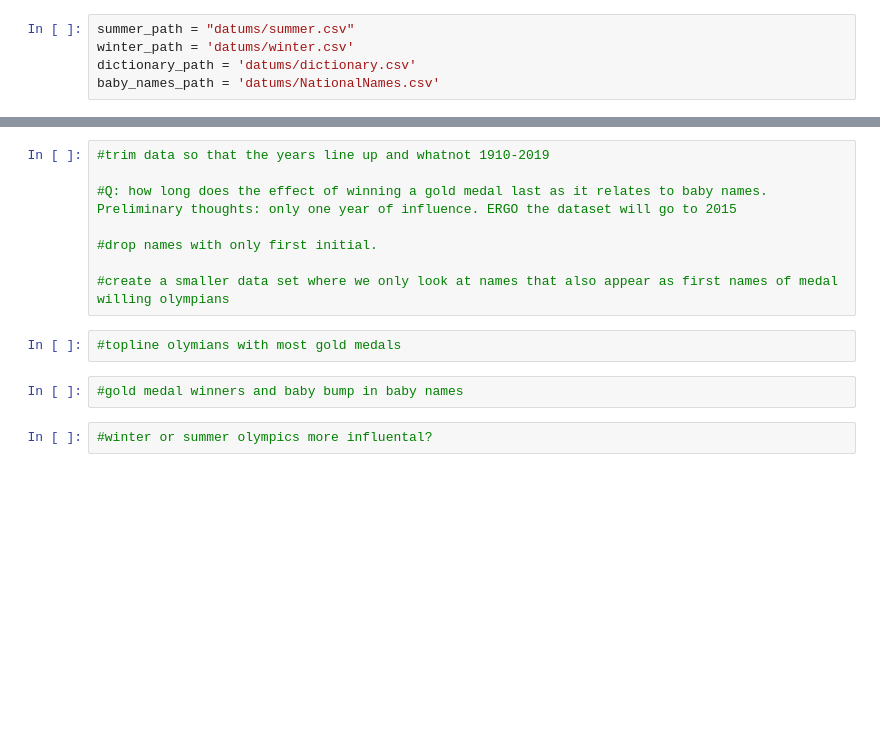
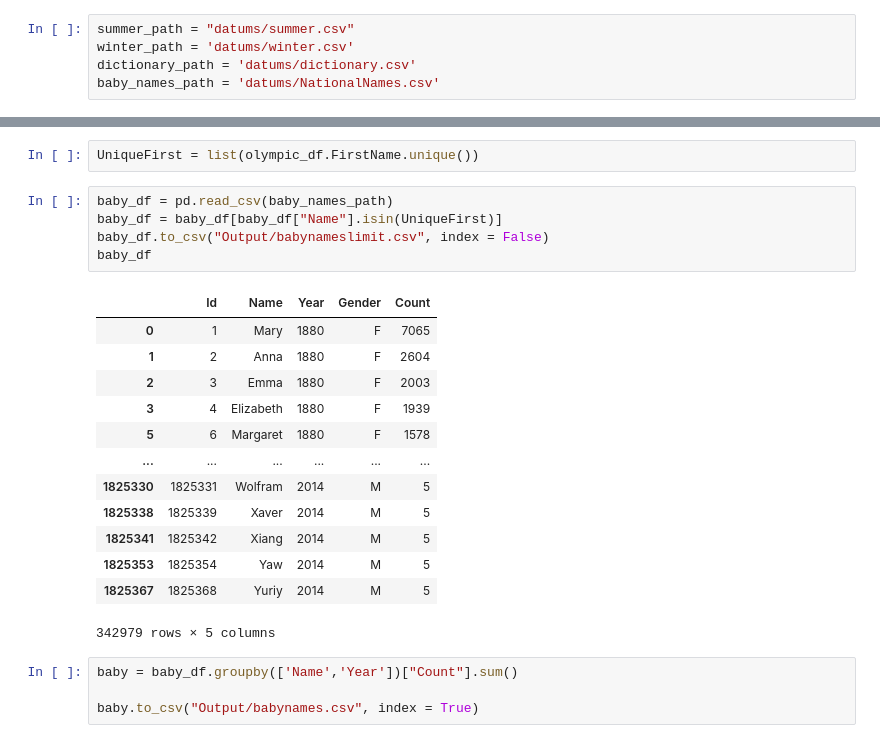
Before and after one commit to Munseaux/olympic-baby-names, a Jupyter notebook: olympic-baby-names.ipynb, the cells around one changed output, grey strips where cells are left out. Drawn from its saved outputs; the diff is of its cells as text; blank space fills up the shorter version.

```diff
--- a/olympic-baby-names.ipynb
+++ b/olympic-baby-names.ipynb
@@ -45,14 +45,25 @@ olympic_df
-# %%
-#trim data so that the years line up and whatnot 1910-2019
-
-#Q: how long does the effect of winning a gold medal last as it relates to baby names. Preliminary thoughts: only one year of influence. ERGO the dataset will go to 2015
-
-#drop names with only first initial.
-
-#create a smaller data set where we only look at names that also appear as first names of medal willing olympians
-# %%
-#topline olymians with most gold medals
-# %%
-#gold medal winners and baby bump in baby names
-# %%
-#winter or summer olympics more influental?
+# %%
+UniqueFirst = list(olympic_df.FirstName.unique())
+# %%
+baby_df = pd.read_csv(baby_names_path)
+baby_df = baby_df[baby_df["Name"].isin(UniqueFirst)]
+baby_df.to_csv("Output/babynameslimit.csv", index = False)
+baby_df
+# %% [output]
+|  | Id | Name | Year | Gender | Count |
+| 0 | 1 | Mary | 1880 | F | 7065 |
+| 1 | 2 | Anna | 1880 | F | 2604 |
+| 2 | 3 | Emma | 1880 | F | 2003 |
+| 3 | 4 | Elizabeth | 1880 | F | 1939 |
+| 5 | 6 | Margaret | 1880 | F | 1578 |
+| ... | ... | ... | ... | ... | ... |
+| 1825330 | 1825331 | Wolfram | 2014 | M | 5 |
+| 1825338 | 1825339 | Xaver | 2014 | M | 5 |
+| 1825341 | 1825342 | Xiang | 2014 | M | 5 |
+| 1825353 | 1825354 | Yaw | 2014 | M | 5 |
+| 1825367 | 1825368 | Yuriy | 2014 | M | 5 |
+342979 rows × 5 columns
+# %%
+baby = baby_df.groupby(['Name','Year'])["Count"].sum()
+
+baby.to_csv("Output/babynames.csv", index = True)
```
Also changed, not shown: parts of 8 cells of this notebook, 20 other files.
